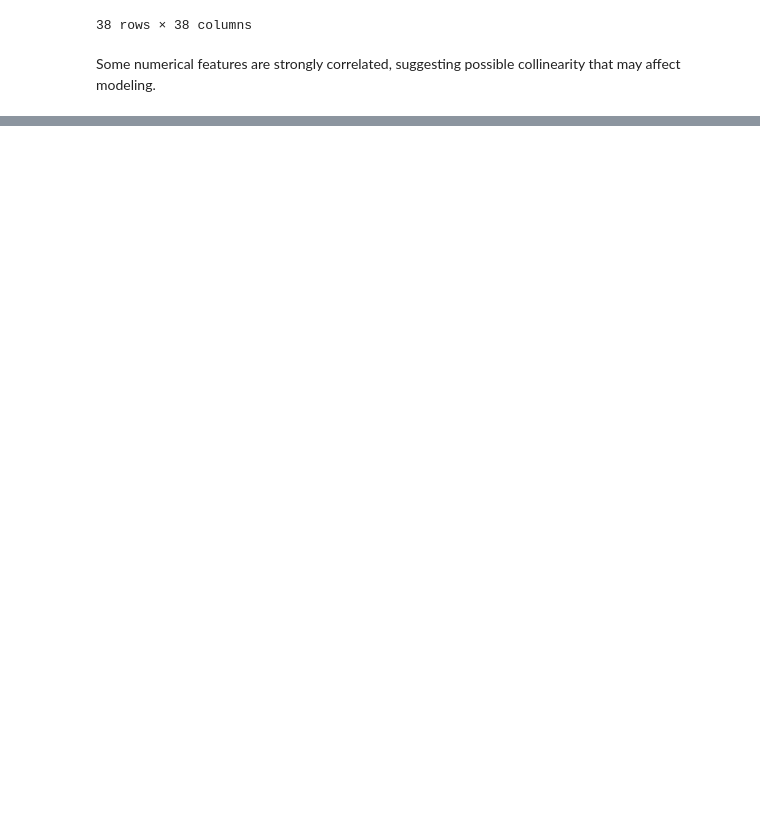
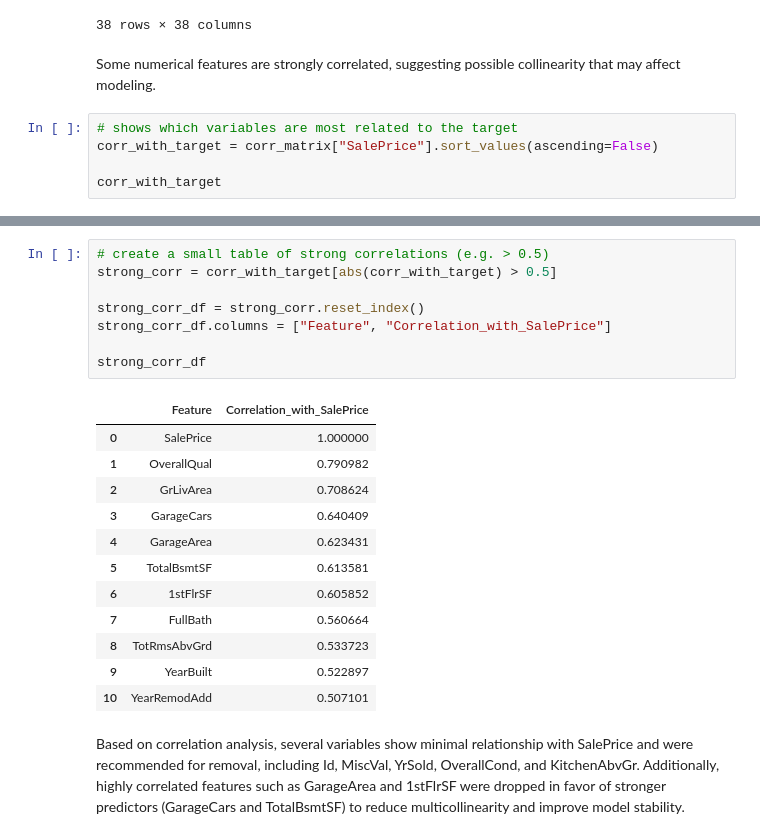
Before and after one commit to azizajamjoom/CA01_EDA_House_Price_Perdiction, a Jupyter notebook: CA01_EDA_House_Price_Perdiction.ipynb, the cells around one changed output, grey strips where cells are left out. Cells and saved outputs as stored; diff of their text form; blank space fills up the shorter version.

```diff
--- a/CA01_EDA_House_Price_Perdiction.ipynb
+++ b/CA01_EDA_House_Price_Perdiction.ipynb
@@ -247,3 +275,8 @@ corr_matrix
 38 rows × 38 columns
 # %% [markdown]
 Some numerical features are strongly correlated, suggesting possible collinearity that may affect modeling.
+# %%
+# shows which variables are most related to the target
+corr_with_target = corr_matrix["SalePrice"].sort_values(ascending=False)
+
+corr_with_target
@@ -249,0 +302,23 @@ Some numerical features are strongly correlated, suggesting possible collinearit
+# %%
+# create a small table of strong correlations (e.g. > 0.5)
+strong_corr = corr_with_target[abs(corr_with_target) > 0.5]
+
+strong_corr_df = strong_corr.reset_index()
+strong_corr_df.columns = ["Feature", "Correlation_with_SalePrice"]
+
+strong_corr_df
+# %% [output]
+|  | Feature | Correlation_with_SalePrice |
+| 0 | SalePrice | 1.000000 |
+| 1 | OverallQual | 0.790982 |
+| 2 | GrLivArea | 0.708624 |
+| 3 | GarageCars | 0.640409 |
+| 4 | GarageArea | 0.623431 |
+| 5 | TotalBsmtSF | 0.613581 |
+| 6 | 1stFlrSF | 0.605852 |
+| 7 | FullBath | 0.560664 |
+| 8 | TotRmsAbvGrd | 0.533723 |
+| 9 | YearBuilt | 0.522897 |
+| 10 | YearRemodAdd | 0.507101 |
+# %% [markdown]
+Based on correlation analysis, several variables show minimal relationship with SalePrice and were recommended for removal, including Id, MiscVal, YrSold, OverallCond, and KitchenAbvGr. Additionally, highly correlated features such as GarageArea and 1stFlrSF were dropped in favor of stronger predictors (GarageCars and TotalBsmtSF) to reduce multicollinearity and improve model stability.
```
Also changed, not shown: parts of 4 cells of this notebook.
